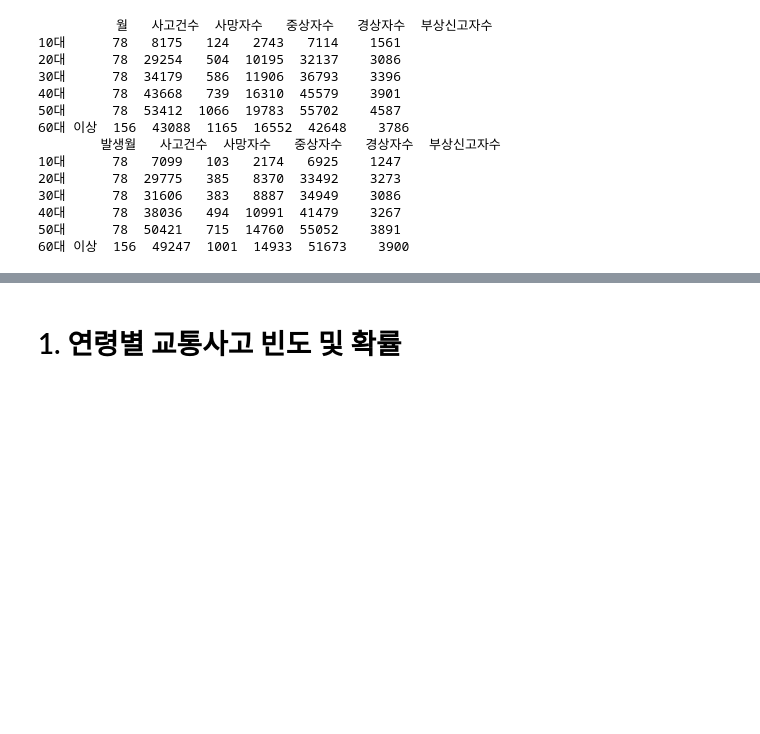
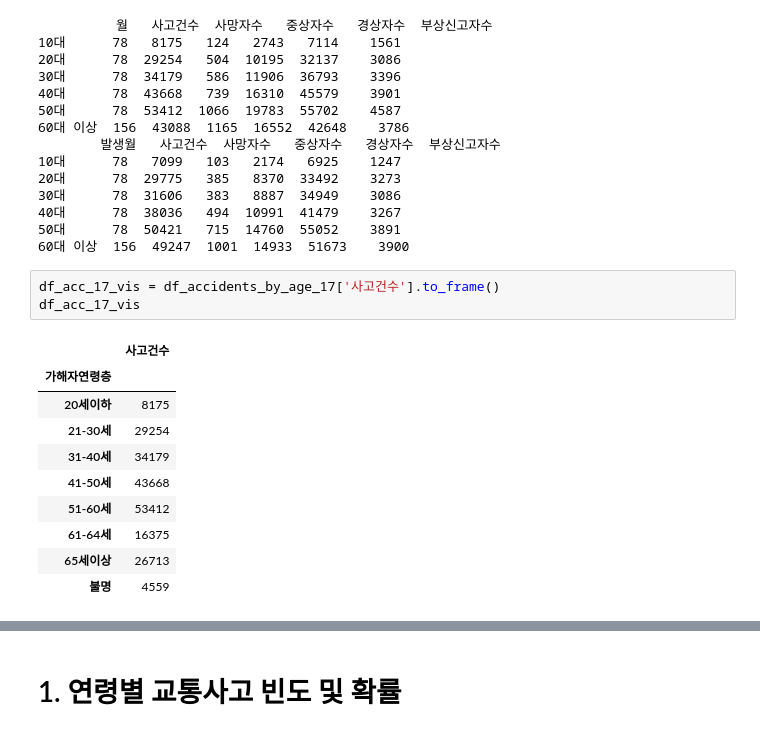
Before and after one commit to janghyunroh/itkorea-data-analysis-project1, a Jupyter notebook: analysis_with_kdata.ipynb, the cells around one changed output, grey strips where cells are left out. Saved outputs shown, nothing was run; the diff lists cells and outputs as text; blank space fills up the shorter version.

```diff
--- a/analysis_with_kdata.ipynb
+++ b/analysis_with_kdata.ipynb
@@ -148,3 +147,17 @@ print(df_accidents_by_age_20)
 40대      78  38036   494  10991  41479    3267
 50대      78  50421   715  14760  55052    3891
 60대 이상  156  49247  1001  14933  51673    3900
+# %%
+df_acc_17_vis = df_accidents_by_age_17['사고건수'].to_frame()
+df_acc_17_vis
+# %% [output]
+|  | 사고건수 |
+| 가해자연령층 |  |
+| 20세이하 | 8175 |
+| 21-30세 | 29254 |
+| 31-40세 | 34179 |
+| 41-50세 | 43668 |
+| 51-60세 | 53412 |
+| 61-64세 | 16375 |
+| 65세이상 | 26713 |
+| 불명 | 4559 |
```
Also changed, not shown: parts of 7 cells of this notebook, 4 other files.
